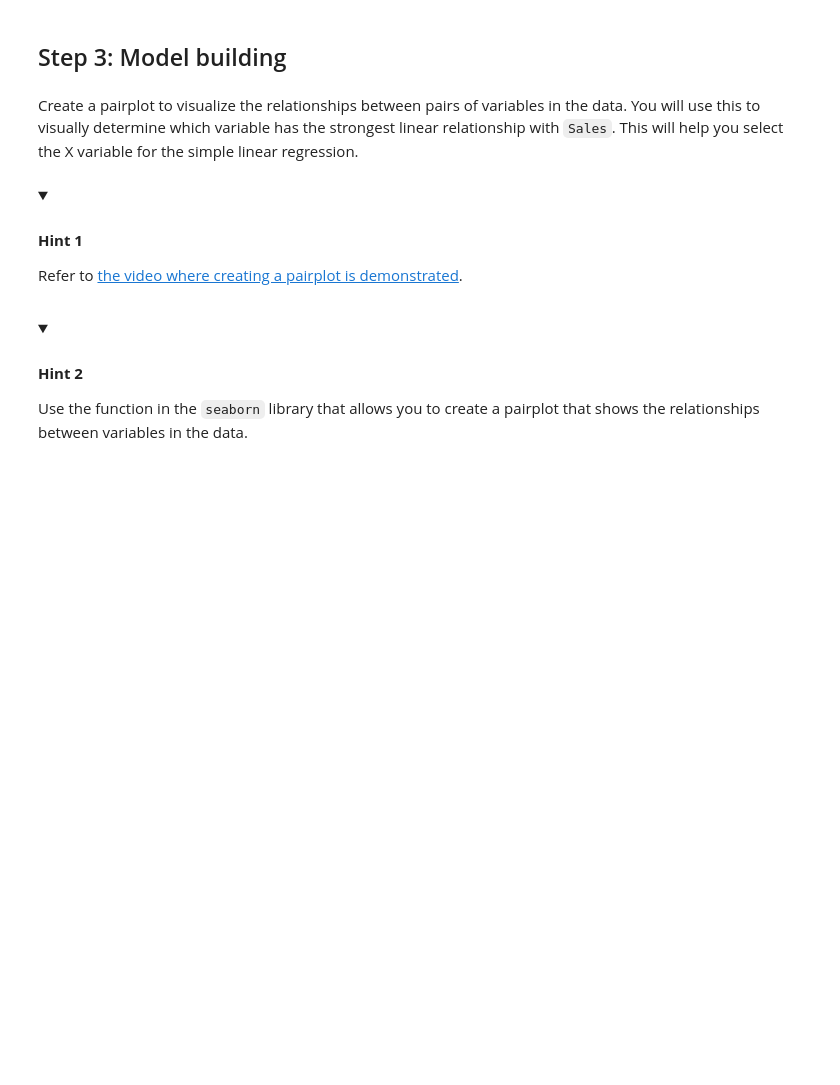
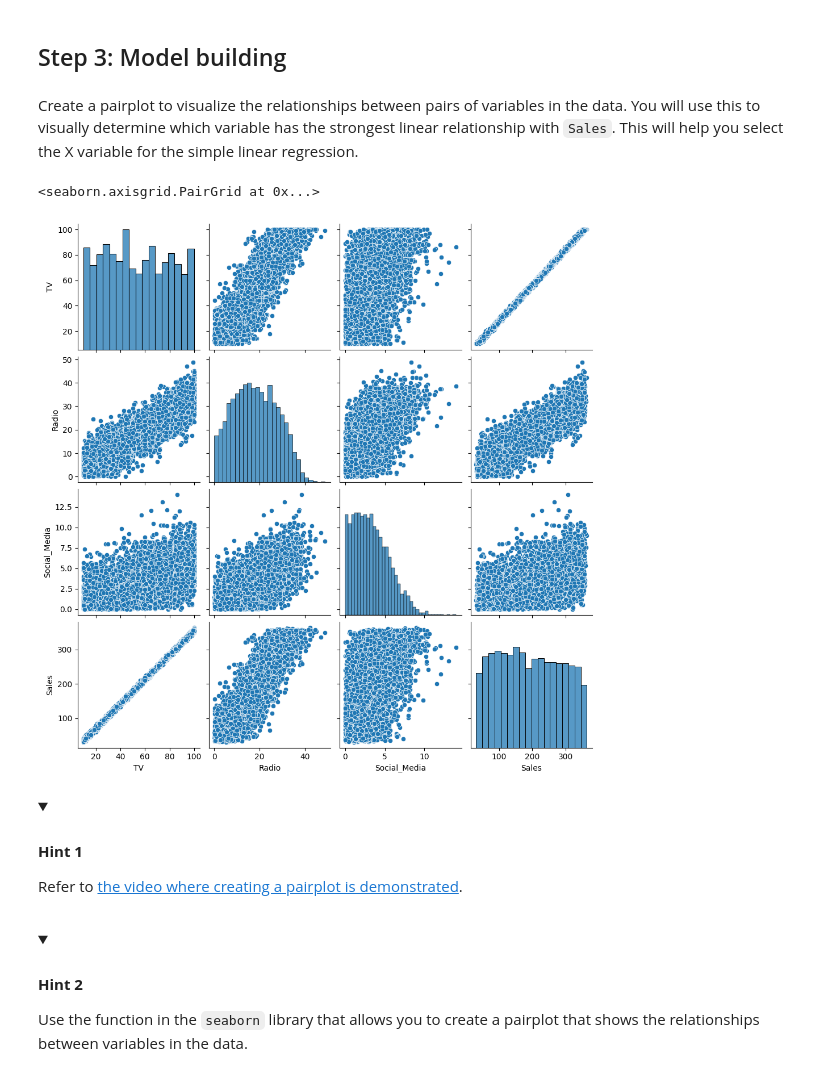
Before and after one commit to Cyberoctane29/Python-For-Data-Analysis, a Jupyter notebook: Course-5/Module_2/4_activity_evaluate_simple_linear_regression.ipynb, the cells around one changed output. Saved outputs shown, nothing was run; the diff lists cells and outputs as text; code cells hidden in the pictures; folded sections open; blank space fills up the shorter version.

```diff
--- a/Course-5/Module_2/4_activity_evaluate_simple_linear_regression.ipynb
+++ b/Course-5/Module_2/4_activity_evaluate_simple_linear_regression.ipynb
@@ -255,7 +258,10 @@ Create a pairplot to visualize the relationships between pairs of variables in t
 # %%
 # Create a pairplot of the data.
 
-### YOUR CODE HERE ###
+sns.pairplot(data=data)
+# %% [output]
+<seaborn.axisgrid.PairGrid at 0x...>
+[figure, added]
 # %% [markdown]
 <details>
 <summary><h4><strong>Hint 1</strong></h4></summary>
```
Also changed, not shown: parts of 7 cells of this notebook.
